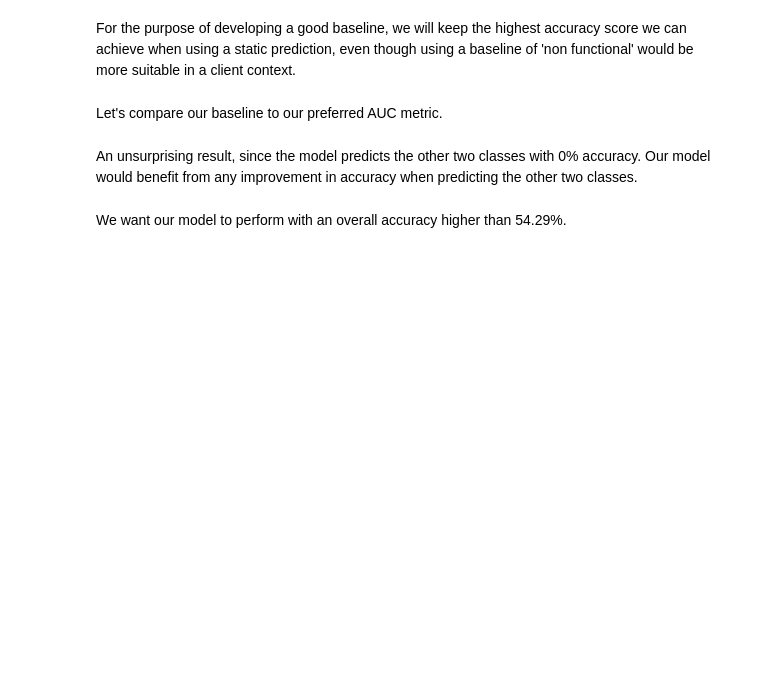
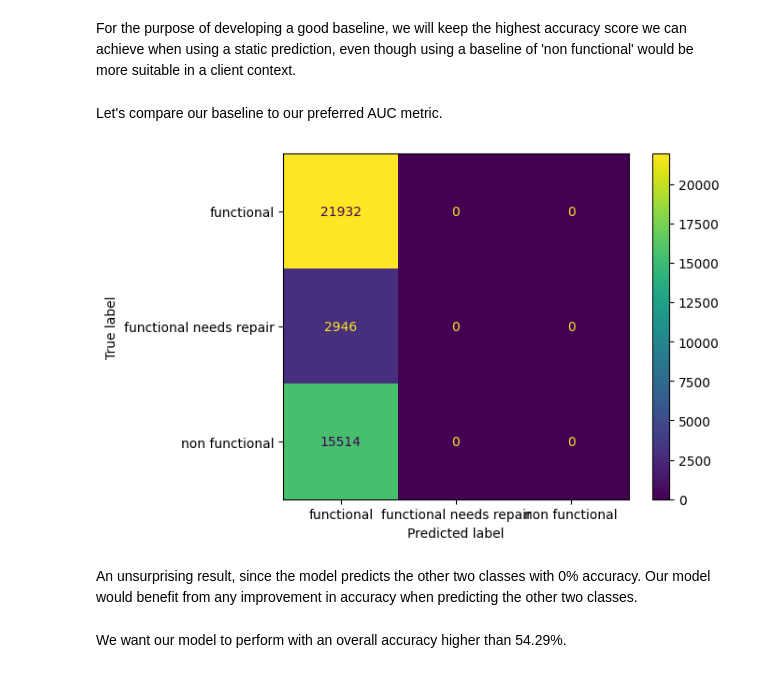
Before and after one commit to zdravoj/water-pump-classifier, a Jupyter notebook: Water_Pump_Classifier.ipynb, the cells around one changed output. Cells and saved outputs as stored; diff of their text form; code cells hidden in the pictures; blank space fills up the shorter version.

Commit message:
basic accuracy metric functions

```diff
--- a/Water_Pump_Classifier.ipynb
+++ b/Water_Pump_Classifier.ipynb
@@ -1959,0 +1988,4 @@ If we decide to use cross-validation for comparing models (which we most likely
+# %%
+def confusion_matrix(y_pred, y_true):
+    ConfusionMatrixDisplay.from_predictions(y_true, y_pred)
+    return plt.show()
@@ -1983,6 +2018,14 @@ For the purpose of developing a good baseline, we will keep the highest accuracy
 Let's compare our baseline to our preferred AUC metric.
 # %%
 # OvR multiclass ROC AUC for baseline
+baseline_model = DummyClassifier(constant='functional')
+baseline_model.fit(X_train_clean, y_train)
+baseline_preds = baseline_model.predict(X_train_clean)
+baseline_probs = baseline_model.predict_proba(X_train_clean)
+# %%
+confusion_matrix(baseline_preds, y_train)
+# %% [output]
+[figure, added]
 # %% [markdown]
 An unsurprising result, since the model predicts the other two classes with 0% accuracy. Our model would benefit from any improvement in accuracy when predicting the other two classes.
 # %% [markdown]
```
Also changed, not shown: parts of 46 cells of this notebook.
